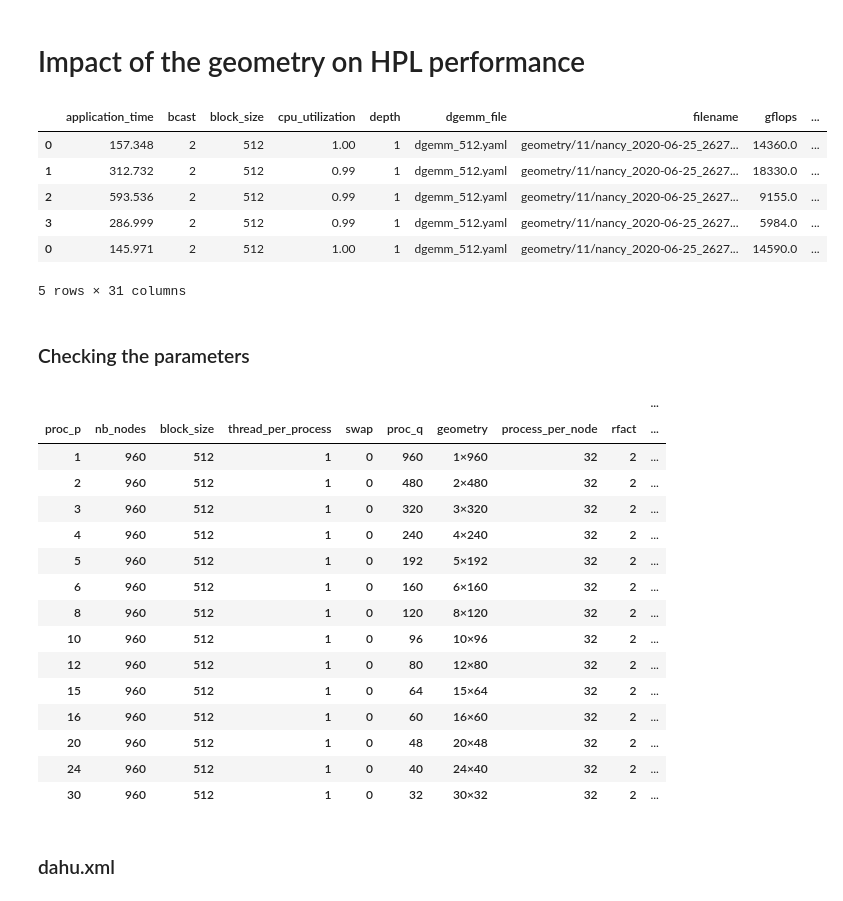
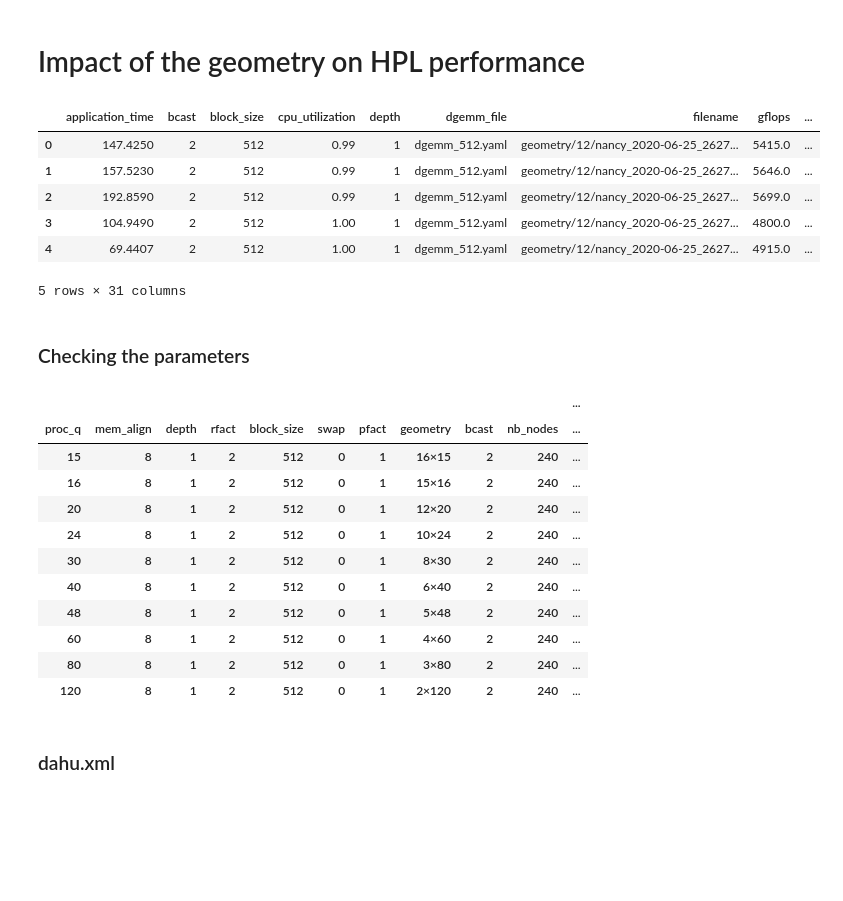
Before and after one commit to Ezibenroc/calibration_analysis, a Jupyter notebook: dahu/smpi_hpl/simple_geometry.ipynb, the cells around one changed output. Drawn from its saved outputs; the diff is of its cells as text; code cells hidden in the pictures; blank space fills up the shorter version.

```diff
--- a/dahu/smpi_hpl/simple_geometry.ipynb
+++ b/dahu/smpi_hpl/simple_geometry.ipynb
@@ -37,40 +37,40 @@ def read_result(name):
     return res
 
 def read_sim_result(name):
     archive = zipfile.ZipFile(name)
     result = pandas.read_csv(io.BytesIO(archive.read('results.csv')))
     result['platform'] = get_platform(name)
     result['filename'] = name
     info = get_yaml(name, 'info.yaml')
     expfiles = info['expfile']
     dgemm_file = [f for f in expfiles if f.endswith('.yaml')]
     assert len(dgemm_file) == 1
     result['dgemm_file'] = dgemm_file[0]
     return result
 
-simulation_dir = ['geometry/11/']
+simulation_dir = ['geometry/12/']
 simulation_files = [os.path.join(simdir, f) for simdir in simulation_dir for f in os.listdir(simdir) if f.endswith('.zip')]
 
-reality_dir = ['../hpl/geometry/2']
+reality_dir = ['../hpl/geometry/3']
 reality_files = [os.path.join(realdir, f) for realdir in reality_dir for f in os.listdir(realdir) if f.endswith('.zip')]
 
 dfreal = pandas.concat([read_result(a) for a in reality_files])
 dfreal['mode'] = 'reality'
 
 df = pandas.concat([read_sim_result(f) for f in simulation_files])
 df['mode'] = 'simulation'
 df = pandas.concat([df, dfreal])
 
 df['nb_nodes'] = df['proc_p'] * df['proc_q']
 df['geometry'] = df['proc_p'].astype(str) + '×' + df['proc_q'].astype(str)
 df.head()
 # %% [output]
 |  | application_time | bcast | block_size | cpu_utilization | depth | dgemm_file | filename | gflops | ... |
-| 0 | 157.348 | 2 | 512 | 1.00 | 1 | dgemm_512.yaml | geometry/11/nancy_2020-06-25_2627... | 14360.0 | ... |
-| 1 | 312.732 | 2 | 512 | 0.99 | 1 | dgemm_512.yaml | geometry/11/nancy_2020-06-25_2627... | 18330.0 | ... |
-| 2 | 593.536 | 2 | 512 | 0.99 | 1 | dgemm_512.yaml | geometry/11/nancy_2020-06-25_2627... | 9155.0 | ... |
-| 3 | 286.999 | 2 | 512 | 0.99 | 1 | dgemm_512.yaml | geometry/11/nancy_2020-06-25_2627... | 5984.0 | ... |
-| 0 | 145.971 | 2 | 512 | 1.00 | 1 | dgemm_512.yaml | geometry/11/nancy_2020-06-25_2627... | 14590.0 | ... |
+| 0 | 147.4250 | 2 | 512 | 0.99 | 1 | dgemm_512.yaml | geometry/12/nancy_2020-06-25_2627... | 5415.0 | ... |
+| 1 | 157.5230 | 2 | 512 | 0.99 | 1 | dgemm_512.yaml | geometry/12/nancy_2020-06-25_2627... | 5646.0 | ... |
+| 2 | 192.8590 | 2 | 512 | 0.99 | 1 | dgemm_512.yaml | geometry/12/nancy_2020-06-25_2627... | 5699.0 | ... |
+| 3 | 104.9490 | 2 | 512 | 1.00 | 1 | dgemm_512.yaml | geometry/12/nancy_2020-06-25_2627... | 4800.0 | ... |
+| 4 | 69.4407 | 2 | 512 | 1.00 | 1 | dgemm_512.yaml | geometry/12/nancy_2020-06-25_2627... | 4915.0 | ... |
 5 rows × 31 columns
 # %% [markdown]
 ### Checking the parameters
@@ -85,22 +85,18 @@ name_exceptions = {'application_time', 'simulation_time', 'usr_time', 'sys_time'
 colnames = set(df) - name_exceptions
 df.groupby(list(colnames))[['swap']].count()
 # %% [output]
-|  |  |  |  |  |  |  |  |  | ... |
-| proc_p | nb_nodes | block_size | thread_per_process | swap | proc_q | geometry | process_per_node | rfact | ... |
-| 1 | 960 | 512 | 1 | 0 | 960 | 1×960 | 32 | 2 | ... |
-| 2 | 960 | 512 | 1 | 0 | 480 | 2×480 | 32 | 2 | ... |
-| 3 | 960 | 512 | 1 | 0 | 320 | 3×320 | 32 | 2 | ... |
-| 4 | 960 | 512 | 1 | 0 | 240 | 4×240 | 32 | 2 | ... |
-| 5 | 960 | 512 | 1 | 0 | 192 | 5×192 | 32 | 2 | ... |
-| 6 | 960 | 512 | 1 | 0 | 160 | 6×160 | 32 | 2 | ... |
-| 8 | 960 | 512 | 1 | 0 | 120 | 8×120 | 32 | 2 | ... |
-| 10 | 960 | 512 | 1 | 0 | 96 | 10×96 | 32 | 2 | ... |
-| 12 | 960 | 512 | 1 | 0 | 80 | 12×80 | 32 | 2 | ... |
-| 15 | 960 | 512 | 1 | 0 | 64 | 15×64 | 32 | 2 | ... |
-| 16 | 960 | 512 | 1 | 0 | 60 | 16×60 | 32 | 2 | ... |
-| 20 | 960 | 512 | 1 | 0 | 48 | 20×48 | 32 | 2 | ... |
-| 24 | 960 | 512 | 1 | 0 | 40 | 24×40 | 32 | 2 | ... |
-| 30 | 960 | 512 | 1 | 0 | 32 | 30×32 | 32 | 2 | ... |
+|  |  |  |  |  |  |  |  |  |  | ... |
+| proc_q | mem_align | depth | rfact | block_size | swap | pfact | geometry | bcast | nb_nodes | ... |
+| 15 | 8 | 1 | 2 | 512 | 0 | 1 | 16×15 | 2 | 240 | ... |
+| 16 | 8 | 1 | 2 | 512 | 0 | 1 | 15×16 | 2 | 240 | ... |
+| 20 | 8 | 1 | 2 | 512 | 0 | 1 | 12×20 | 2 | 240 | ... |
+| 24 | 8 | 1 | 2 | 512 | 0 | 1 | 10×24 | 2 | 240 | ... |
+| 30 | 8 | 1 | 2 | 512 | 0 | 1 | 8×30 | 2 | 240 | ... |
+| 40 | 8 | 1 | 2 | 512 | 0 | 1 | 6×40 | 2 | 240 | ... |
+| 48 | 8 | 1 | 2 | 512 | 0 | 1 | 5×48 | 2 | 240 | ... |
+| 60 | 8 | 1 | 2 | 512 | 0 | 1 | 4×60 | 2 | 240 | ... |
+| 80 | 8 | 1 | 2 | 512 | 0 | 1 | 3×80 | 2 | 240 | ... |
+| 120 | 8 | 1 | 2 | 512 | 0 | 1 | 2×120 | 2 | 240 | ... |
 # %%
 from IPython.display import display, Markdown
 
```
Also changed, not shown: parts of 1 cell of this notebook, 9 other files.
